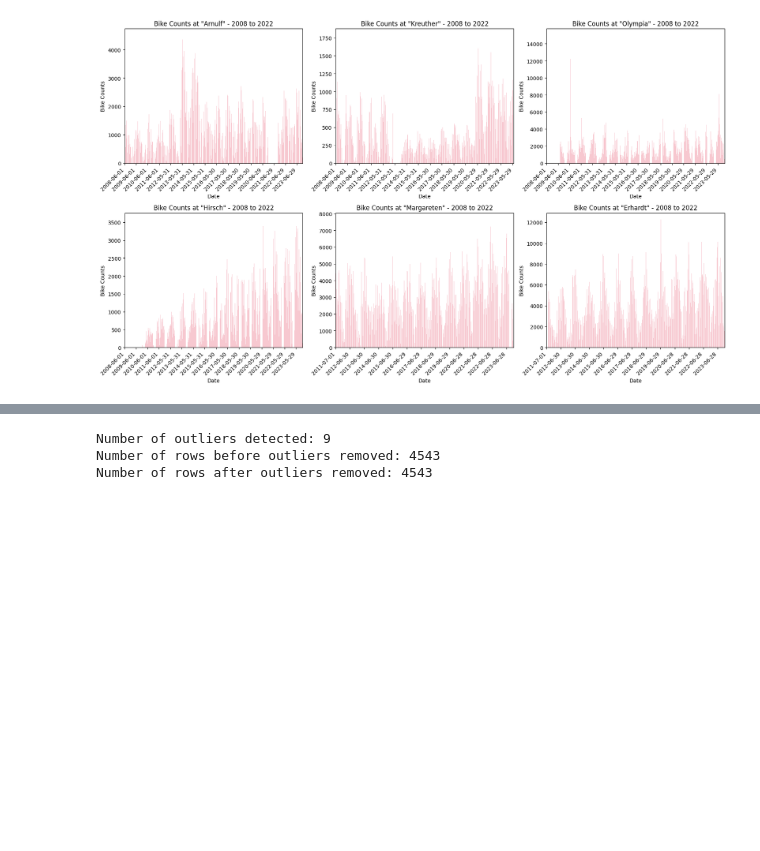
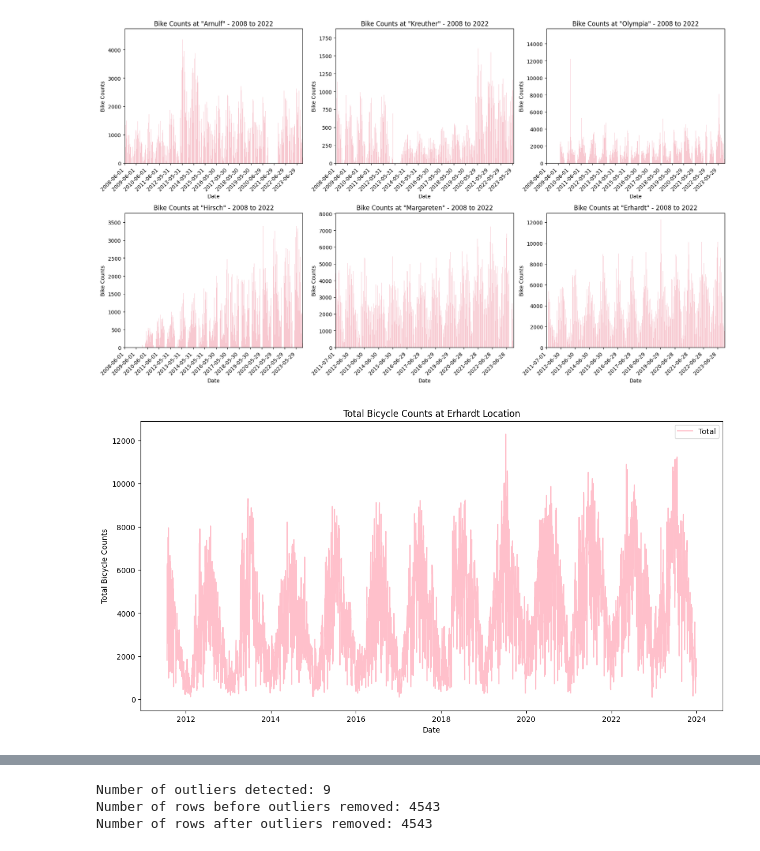
Before and after one commit to cap7586/CaroPeThesis, a Jupyter notebook: Munich_Complete_Analysis/Models_Muc.ipynb, the cells around one changed output, grey strips where cells are left out. Saved outputs shown, nothing was run; the diff lists cells and outputs as text; code cells hidden in the pictures; blank space fills up the shorter version.

```diff
--- a/Munich_Complete_Analysis/Models_Muc.ipynb
+++ b/Munich_Complete_Analysis/Models_Muc.ipynb
@@ -216,9 +216,11 @@ plt.show()
 # %%
 # Visualize the data for Erhardt location
 plt.figure(figsize=(14,7))
-plt.plot(df_location_erhardt['Total'], label='Total')
+plt.plot(df_location_erhardt['Total'], label='Total', color='pink')
 plt.title('Total Bicycle Counts at Erhardt Location')
 plt.xlabel('Date')
 plt.ylabel('Total Bicycle Counts')
 plt.legend()
 plt.show()
+# %% [output]
+[figure, added]
```
Also changed, not shown: parts of 4 cells of this notebook.
